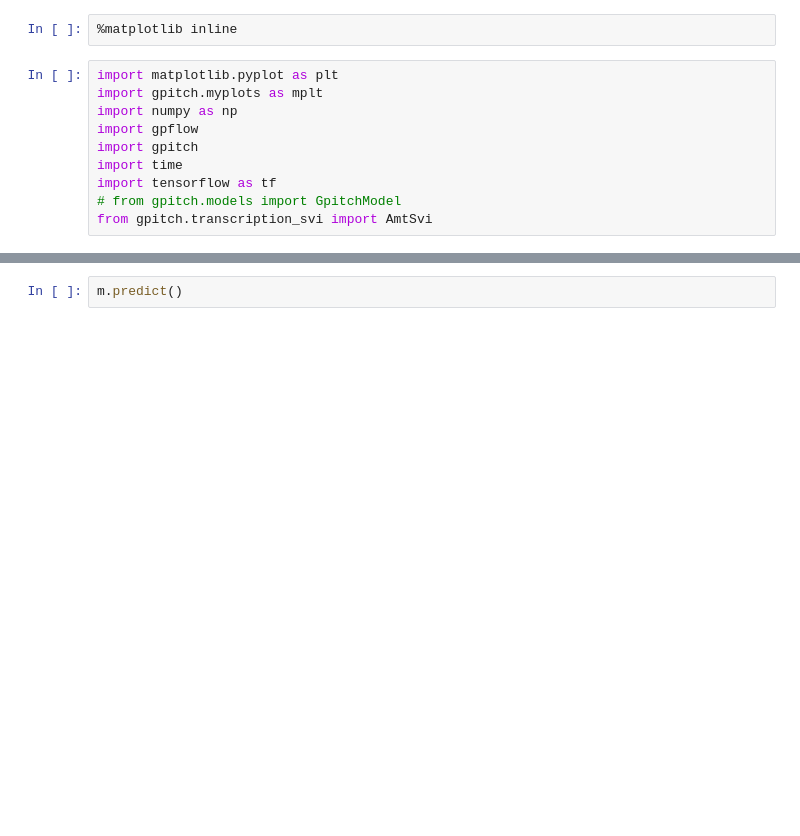
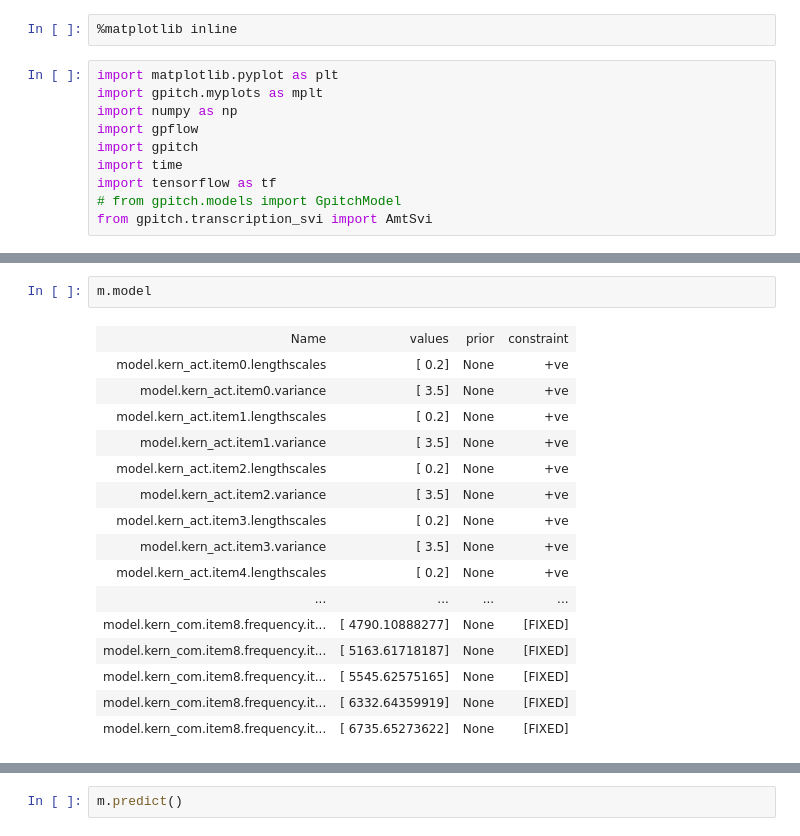
Before and after one commit to PabloAlvarado/gpitch, a Jupyter notebook: demos/notebooks/demo-edit.ipynb, the cells around one changed output, grey strips where cells are left out. Cells and saved outputs as stored; diff of their text form; blank space fills up the shorter version.

```diff
--- a/demos/notebooks/demo-edit.ipynb
+++ b/demos/notebooks/demo-edit.ipynb
@@ -49,2 +51,21 @@ m.plot_data_test()
+# %%
+m.model
+# %% [output]
+| Name | values | prior | constraint |
+| model.kern_act.item0.lengthscales | [ 0.2] | None | +ve |
+| model.kern_act.item0.variance | [ 3.5] | None | +ve |
+| model.kern_act.item1.lengthscales | [ 0.2] | None | +ve |
+| model.kern_act.item1.variance | [ 3.5] | None | +ve |
+| model.kern_act.item2.lengthscales | [ 0.2] | None | +ve |
+| model.kern_act.item2.variance | [ 3.5] | None | +ve |
+| model.kern_act.item3.lengthscales | [ 0.2] | None | +ve |
+| model.kern_act.item3.variance | [ 3.5] | None | +ve |
+| model.kern_act.item4.lengthscales | [ 0.2] | None | +ve |
+| ... | ... | ... | ... |
+| model.kern_com.item8.frequency.it... | [ 4790.10888277] | None | [FIXED] |
+| model.kern_com.item8.frequency.it... | [ 5163.61718187] | None | [FIXED] |
+| model.kern_com.item8.frequency.it... | [ 5545.62575165] | None | [FIXED] |
+| model.kern_com.item8.frequency.it... | [ 6332.64359919] | None | [FIXED] |
+| model.kern_com.item8.frequency.it... | [ 6735.65273622] | None | [FIXED] |
 # %%
 m.optimize(maxiter=maxiter, learning_rate=0.005)
```
Also changed, not shown: parts of 12 cells of this notebook, 6 other files.
